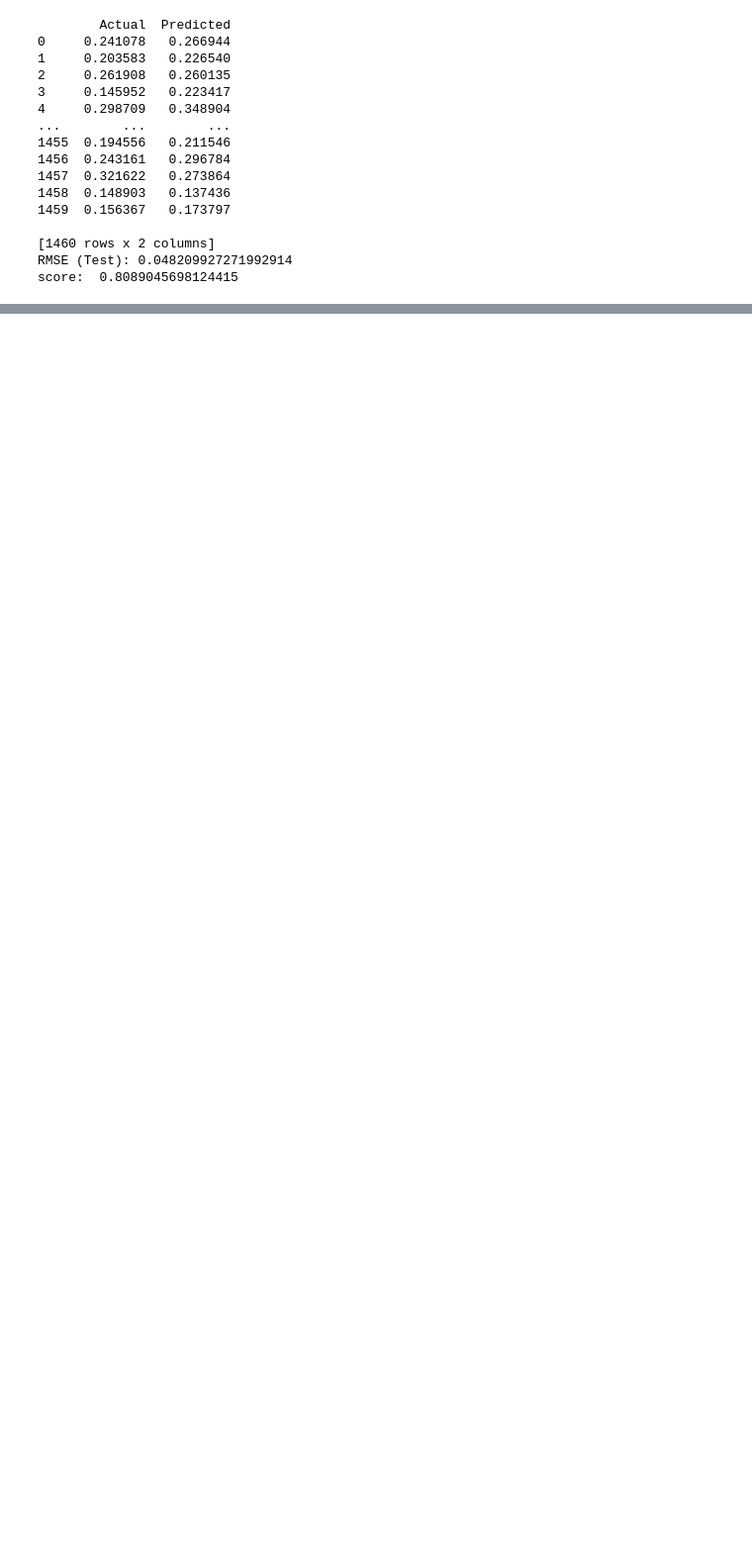
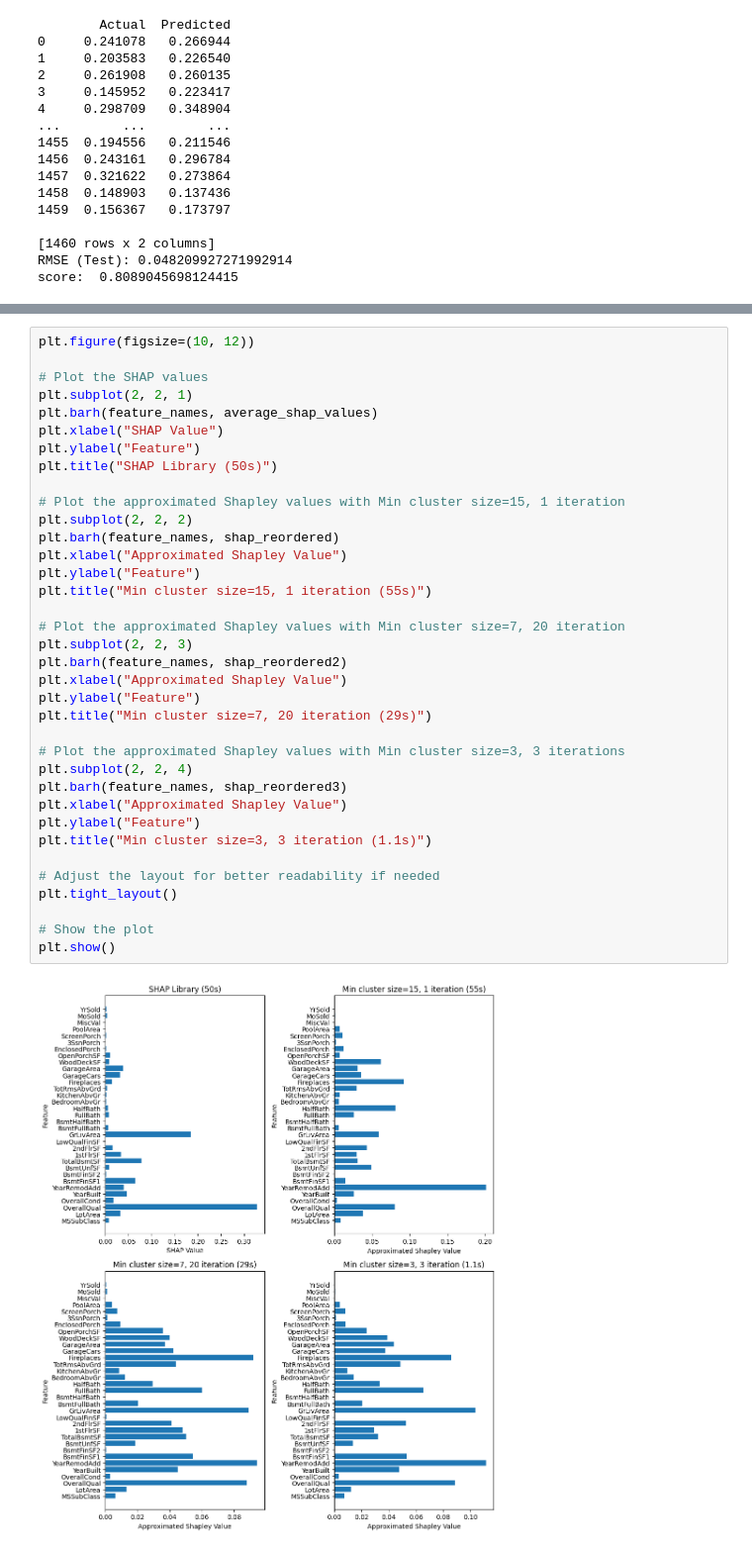
Before and after one commit to maximedidasca/hierarchical_shapley_approx, a Jupyter notebook: algo.ipynb, the cells around one changed output, grey strips where cells are left out. Shown at 99% size. Saved outputs shown, nothing was run; the diff lists cells and outputs as text; blank space fills up the shorter version.

```diff
--- a/algo.ipynb
+++ b/algo.ipynb
@@ -1104,0 +1285,38 @@ score:  0.8089045698124415
+# %%
+plt.figure(figsize=(10, 12))
+
+# Plot the SHAP values
+plt.subplot(2, 2, 1)
+plt.barh(feature_names, average_shap_values)
+plt.xlabel("SHAP Value")
+plt.ylabel("Feature")
+plt.title("SHAP Library (50s)")
+
+# Plot the approximated Shapley values with Min cluster size=15, 1 iteration
+plt.subplot(2, 2, 2)
+plt.barh(feature_names, shap_reordered)
+plt.xlabel("Approximated Shapley Value")
+plt.ylabel("Feature")
+plt.title("Min cluster size=15, 1 iteration (55s)")
+
+# Plot the approximated Shapley values with Min cluster size=7, 20 iteration
+plt.subplot(2, 2, 3)
+plt.barh(feature_names, shap_reordered2)
+plt.xlabel("Approximated Shapley Value")
+plt.ylabel("Feature")
+plt.title("Min cluster size=7, 20 iteration (29s)")
+
+# Plot the approximated Shapley values with Min cluster size=3, 3 iterations
+plt.subplot(2, 2, 4)
+plt.barh(feature_names, shap_reordered3)
+plt.xlabel("Approximated Shapley Value")
+plt.ylabel("Feature")
+plt.title("Min cluster size=3, 3 iteration (1.1s)")
+
+# Adjust the layout for better readability if needed
+plt.tight_layout()
+
+# Show the plot
+plt.show()
+# %% [output]
+[figure, added]
```
Also changed, not shown: parts of 19 cells of this notebook.
